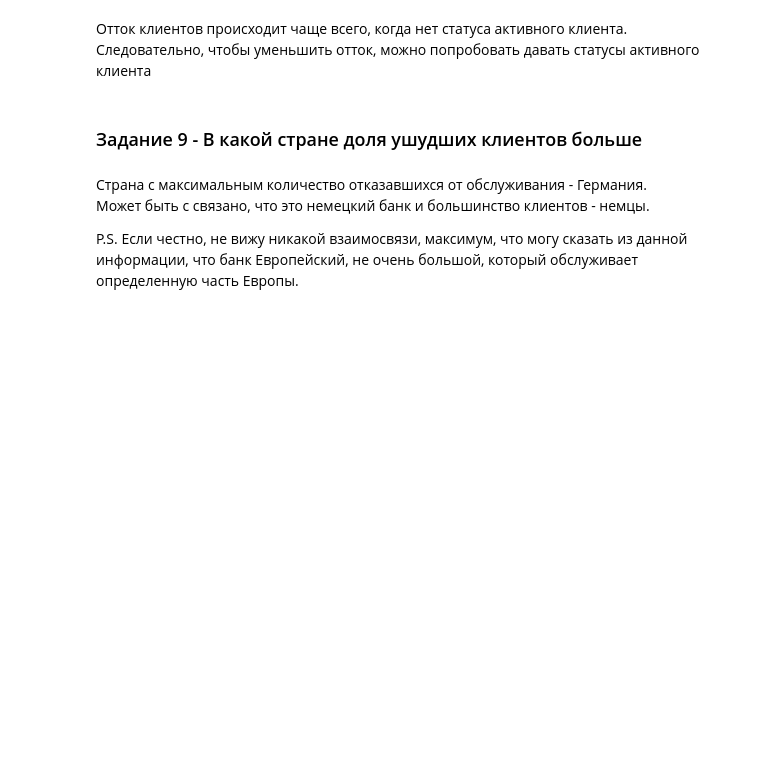
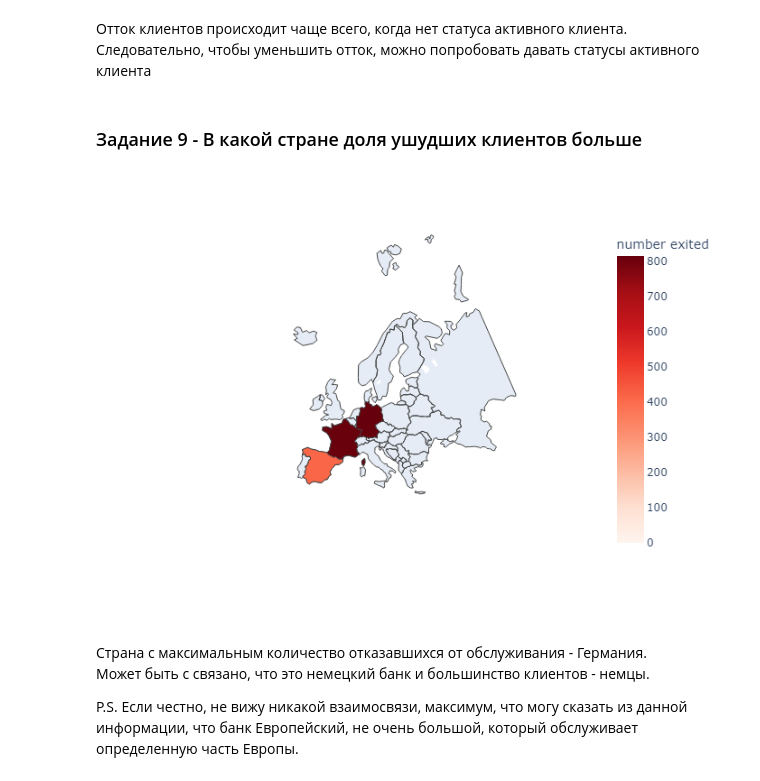
Before and after one commit to marioitti1/sf_data_science, a Jupyter notebook: Homework/Visualization.ipynb, the cells around one changed output. Saved outputs shown, nothing was run; the diff lists cells and outputs as text; code cells hidden in the pictures; blank space fills up the shorter version.

```diff
--- a/Homework/Visualization.ipynb
+++ b/Homework/Visualization.ipynb
@@ -193,20 +199,26 @@ fig.show()
 # %%
 geography_exited = churn_data.groupby('Geography')['Exited'].sum()
 geography_exited = geography_exited.reset_index()
 geography_exited.columns = ['country', 'number exited']
 
 fig = px.choropleth(
     geography_exited,
     locations='country',
     locationmode='country names',
     color='number exited',
     range_color=[0, geography_exited['number exited'].max()],
     height=500,
     width=700,
     color_continuous_scale='Reds',
     scope='europe'
 )
-fig.show()
+#fig.show()
+
+# Without it the picture will not be displayed
+fig.write_image("Images/choropleth.png")
+Image("Images/choropleth.png")
+# %% [output]
+[figure, added]
 # %% [markdown]
 Страна с максимальным количество отказавшихся от обслуживания - Германия.\
 Может быть с связано, что это немецкий банк и большинство клиентов - немцы.
```
Also changed, not shown: parts of 2 cells of this notebook, 2 other files.
